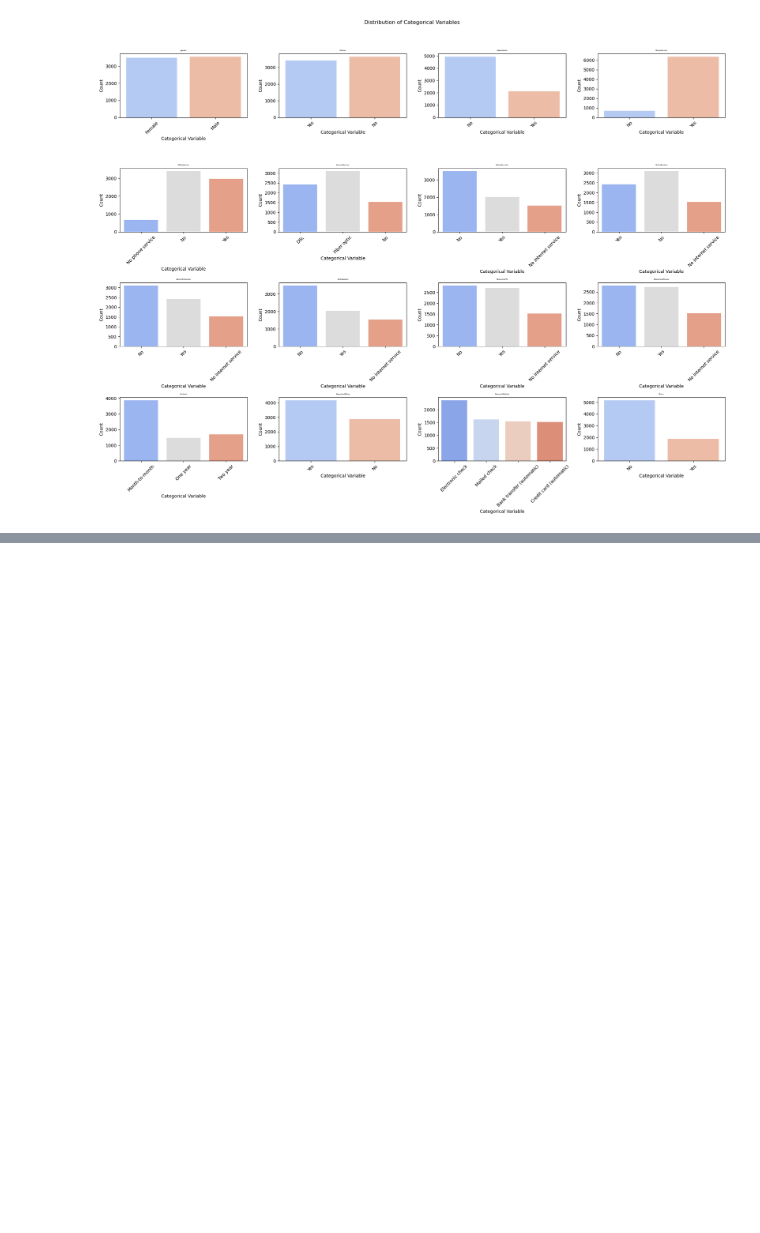
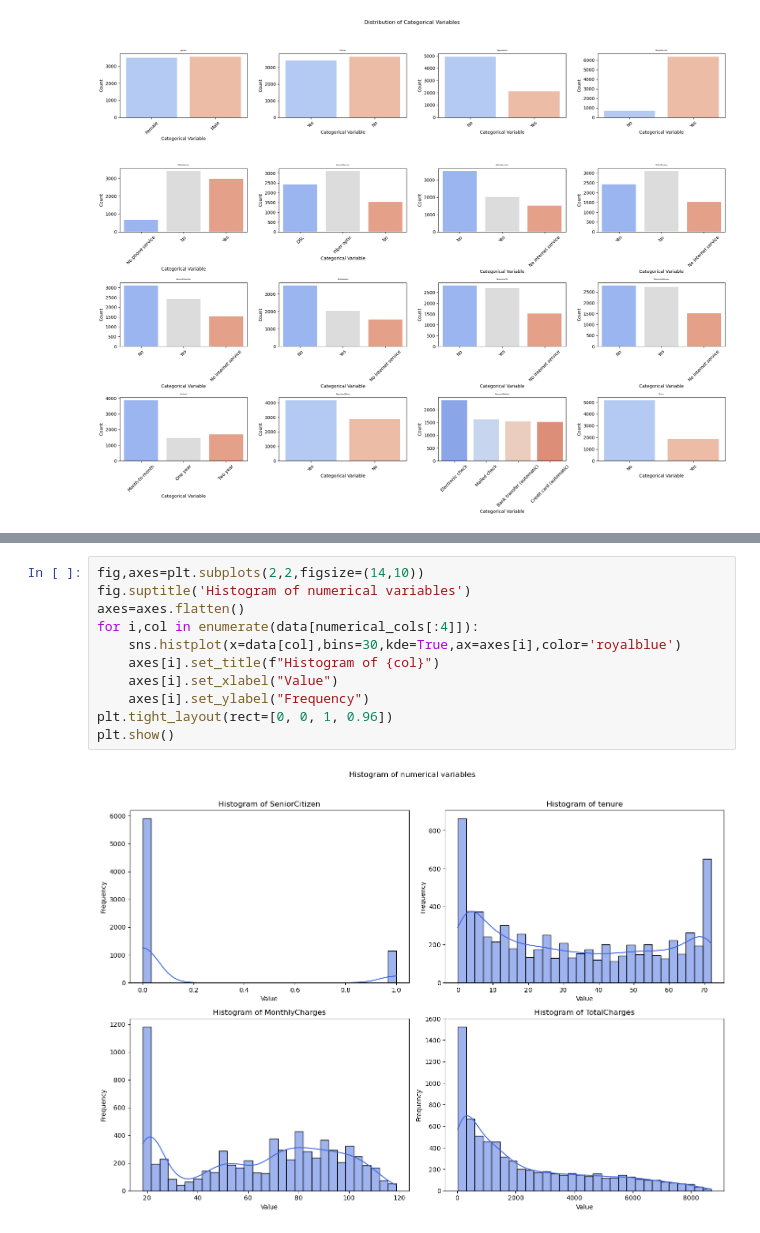
Before and after one commit to manishbhatia7/ML-Projects, a Jupyter notebook: Public Datasets/Customer Churn Prediction Telecom Services/notebook.ipynb, the cells around one changed output, grey strips where cells are left out. Drawn from its saved outputs; the diff is of its cells as text; blank space fills up the shorter version.

```diff
--- a/Public Datasets/Customer Churn Prediction Telecom Services/notebook.ipynb
+++ b/Public Datasets/Customer Churn Prediction Telecom Services/notebook.ipynb
@@ -122,0 +146,13 @@ plt.show()
+# %%
+fig,axes=plt.subplots(2,2,figsize=(14,10))
+fig.suptitle('Histogram of numerical variables')
+axes=axes.flatten()
+for i,col in enumerate(data[numerical_cols[:4]]):
+    sns.histplot(x=data[col],bins=30,kde=True,ax=axes[i],color='royalblue')
+    axes[i].set_title(f"Histogram of {col}")
+    axes[i].set_xlabel("Value")
+    axes[i].set_ylabel("Frequency")
+plt.tight_layout(rect=[0, 0, 1, 0.96])
+plt.show()
+# %% [output]
+[figure, added]
```
Also changed, not shown: parts of 13 cells of this notebook, 1 other file.
